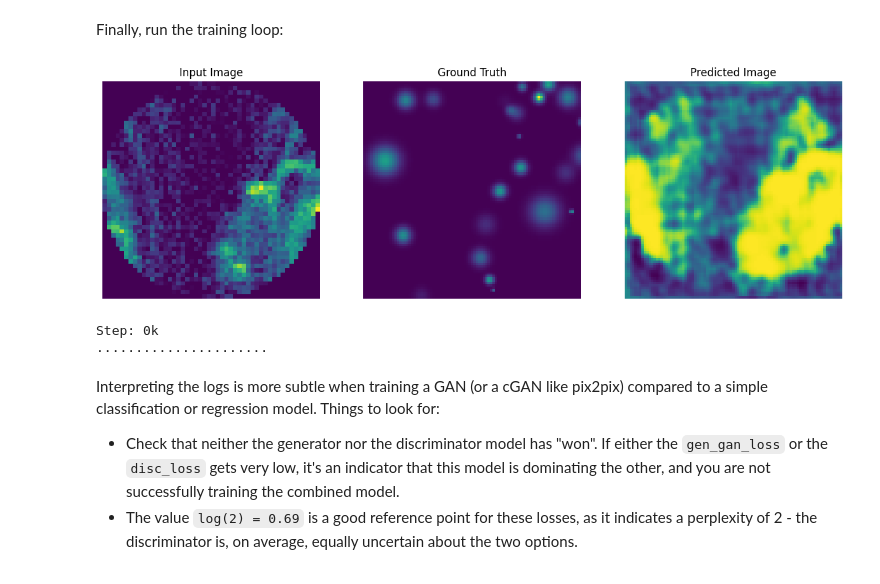
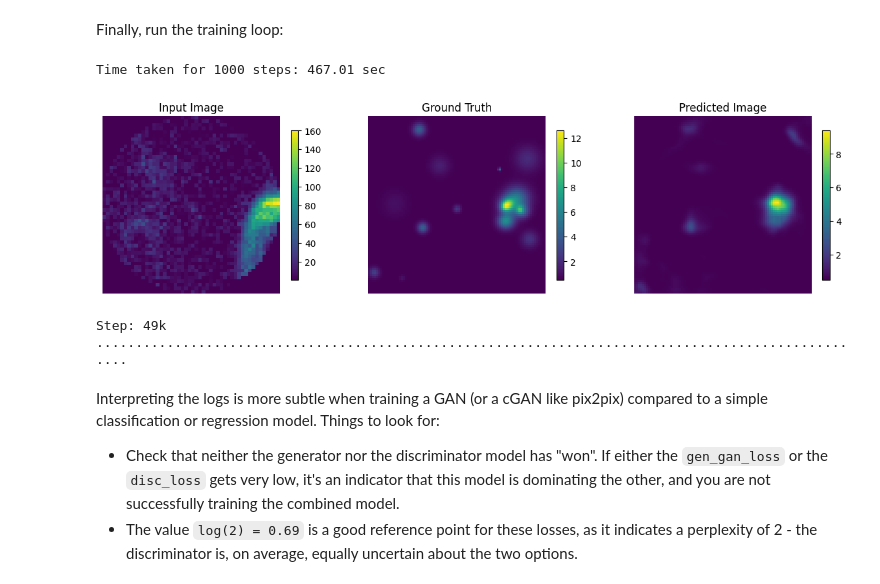
Before and after one commit to makimitsu/test-open, a Jupyter notebook: Soft X-ray/Machine_Learning/code/data2data_everything.ipynb, the cells around one changed output. Drawn from its saved outputs; the diff is of its cells as text; code cells hidden in the pictures.

```diff
--- a/Soft X-ray/Machine_Learning/code/data2data_everything.ipynb
+++ b/Soft X-ray/Machine_Learning/code/data2data_everything.ipynb
@@ -457,8 +540,8 @@ To learn more about the architecture and the hyperparameters you can refer to th
 # %% [markdown]
 ## Define the optimizers and a checkpoint-saver
 # %%
-generator_optimizer = tf.keras.optimizers.Adam(2e-5, beta_1=0.5)
-discriminator_optimizer = tf.keras.optimizers.Adam(2e-6, beta_1=0.5)
+generator_optimizer = tf.keras.optimizers.Adam(5e-5, beta_1=0.5) #3e-5
+discriminator_optimizer = tf.keras.optimizers.Adam(15e-6, beta_1=0.5) #8e-6
 # %%
 checkpoint_dir = './training_checkpoints'
 checkpoint_prefix = os.path.join(checkpoint_dir, "ckpt")
@@ -482,14 +565,17 @@ def generate_images(model, test_input, tar):
   plt.figure(figsize=(15, 15))
 
   display_list = [test_input[0], tar[0], prediction[0]]
+  # print(max(prediction[0].numpy().flatten()))
   title = ['Input Image', 'Ground Truth', 'Predicted Image']
 
   for i in range(3):
     plt.subplot(1, 3, i+1)
     plt.title(title[i])
     # Getting the pixel values in the [0, 1] range to plot.
-    plt.imshow(display_list[i] * 0.5 + 0.5)
+    img = plt.imshow(display_list[i] * 0.5 + 0.5, cmap='viridis')
+    #plt.imshow(display_list[i] * 0.5 + 0.5)
     plt.axis('off')
+    plt.colorbar(img, shrink=0.2)
   plt.show()
 # %% [markdown]
 Test the function:
@@ -511,7 +596,8 @@ for example_input, example_target in test_dataset.take(1):
 log_dir="logs/"
 
 summary_writer = tf.summary.create_file_writer(
-  log_dir + "fit/" + datetime.datetime.now().strftime("%Y%m%d-%H%M%S"))
+  log_dir + "fit/"+ datetime.datetime.now().strftime("%Y%m%d-%H%M%S")
+  )
 # %%
 @tf.function
 def train_step(input_image, target, step, Lf_cal):
@@ -524,7 +610,7 @@ def train_step(input_image, target, step, Lf_cal):
 
     disc_generated_output = discriminator([inpt, gen_output], training=True)
 
-    gen_total_loss, gen_gan_loss, gen_l1_loss, projection_loss = generator_loss(disc_generated_output, gen_output, target, input_image, Lf_cal)
+    gen_total_loss, gen_gan_loss, gen_l1_loss, gen_l2_loss, projection_loss, negative_entropy= generator_loss(disc_generated_output, gen_output, target, input_image, Lf_cal)
     disc_loss = discriminator_loss(disc_real_output, disc_generated_output)
 
   generator_gradients = gen_tape.gradient(gen_total_loss,
@@ -541,8 +627,10 @@ def train_step(input_image, target, step, Lf_cal):
     tf.summary.scalar('gen_total_loss', gen_total_loss, step=step//1000)
     tf.summary.scalar('gen_gan_loss', gen_gan_loss, step=step//1000)
     tf.summary.scalar('gen_l1_loss', gen_l1_loss, step=step//1000)
+    tf.summary.scalar('gen_l2_loss', gen_l2_loss, step=step//1000)
     tf.summary.scalar('projection_loss', projection_loss, step=step//1000)
     tf.summary.scalar('disc_loss', disc_loss, step=step//1000)
+    tf.summary.scalar('negative_entropy', negative_entropy, step=step//1000)
 # %% [markdown]
 The actual training loop. Since this tutorial can run of more than one dataset, and the datasets vary greatly in size the training loop is setup to work in steps instead of epochs.
 
@@ -600,11 +687,12 @@ You can view the [results of a previous run](https://tensorboard.dev/experiment/
 # %% [markdown]
 Finally, run the training loop:
 # %%
-fit(train_dataset, test_dataset, steps=100000)
+fit(train_dataset, test_dataset, steps=50000)
 # %% [output]
+Time taken for 1000 steps: 467.01 sec
-[figure, old version]
+[figure, new version]
-Step: 0k
-......................
+Step: 49k
+....................................................................................................
 # %% [markdown]
 Interpreting the logs is more subtle when training a GAN (or a cGAN like pix2pix) compared to a simple classification or regression model. Things to look for:
 
```
Also changed, not shown: parts of 20 cells of this notebook, 48 other files.
